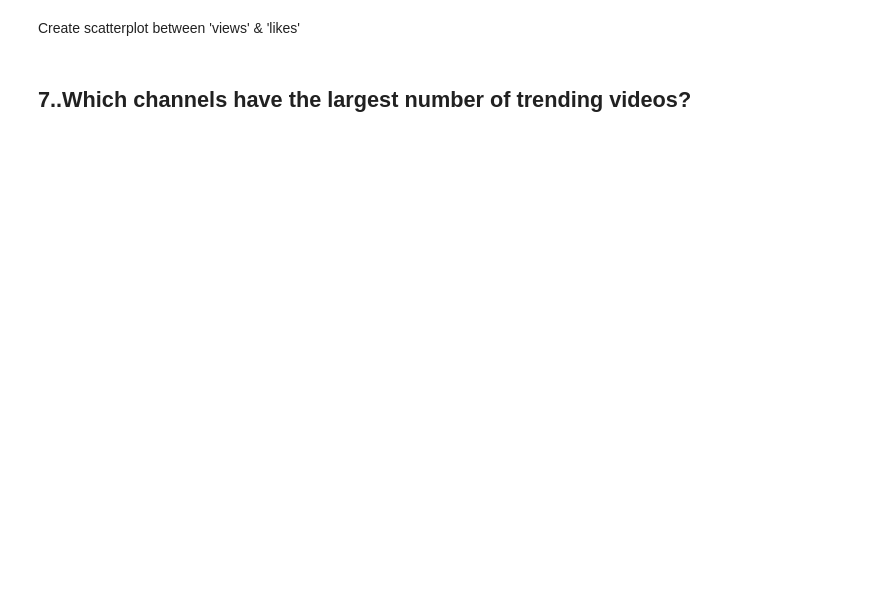
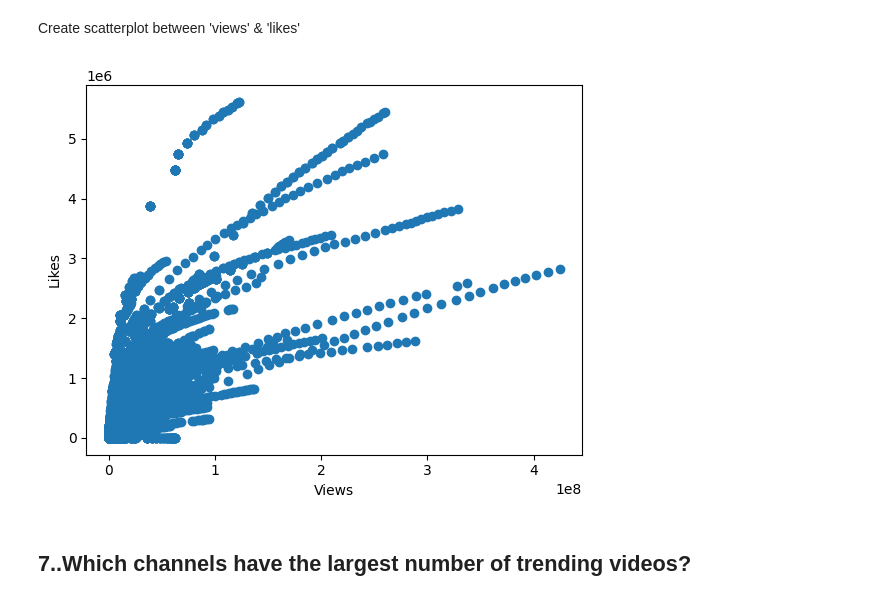
Before and after one commit to dkhiani6/Data-Analysis-Projects, a Jupyter notebook: YouTube Comments Text Analysis/youtube_txt_analysis.ipynb, the cells around one changed output. Drawn from its saved outputs; the diff is of its cells as text; code cells hidden in the pictures; blank space fills up the shorter version.

```diff
--- a/YouTube Comments Text Analysis/youtube_txt_analysis.ipynb
+++ b/YouTube Comments Text Analysis/youtube_txt_analysis.ipynb
@@ -654,5 +646,13 @@ full_df.head(3)
 # %% [markdown]
 Create scatterplot between 'views' & 'likes'
+# %%
+plt.scatter(full_df['views'], full_df['likes'])
+plt.xlabel('Views')
+plt.ylabel('Likes')
+
+plt.show()
+# %% [output]
+[figure, added]
 # %% [markdown]
 ## 7..Which channels have the largest number of trending videos?
 # %%
```
Also changed, not shown: parts of 19 cells of this notebook.
